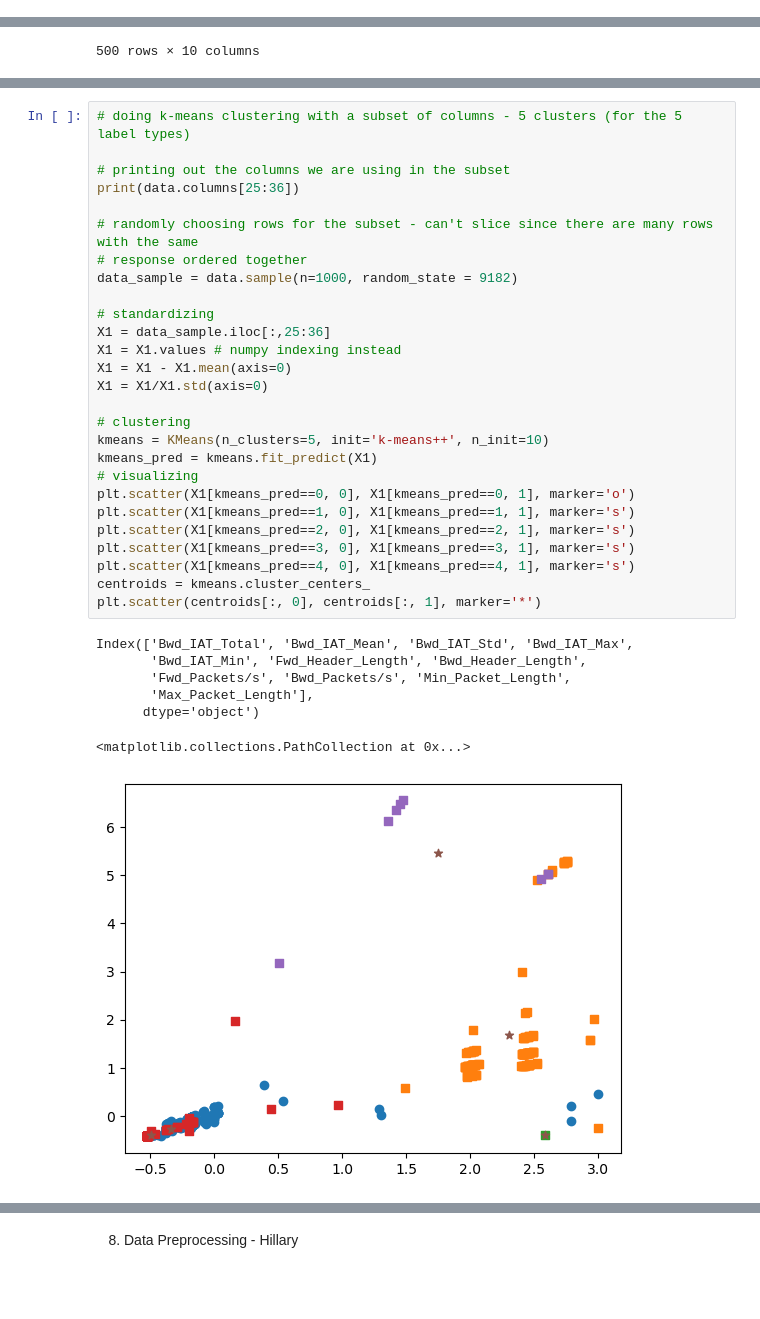
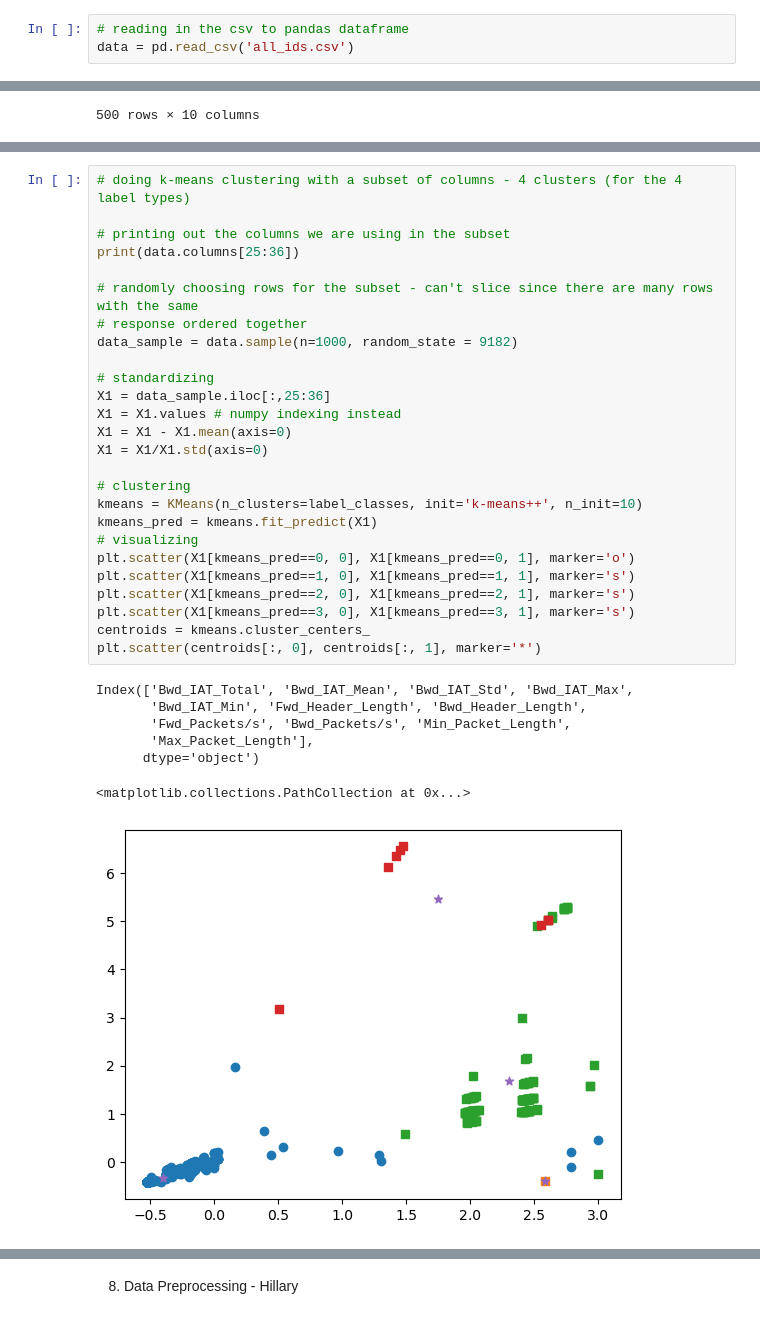
Before and after one commit to lnelson8/COMP-479-Final-Project, a Jupyter notebook: Final_Project_Code.ipynb, the cells around one changed output, grey strips where cells are left out. Drawn from its saved outputs; the diff is of its cells as text; blank space fills up the shorter version.

```diff
--- a/Final_Project_Code.ipynb
+++ b/Final_Project_Code.ipynb
@@ -177,3 +177,6 @@ log("Load Phase (csv) Ended")
 ### End of ETL
 # %% [markdown]
 # EDA - Megan
+# %%
+# reading in the csv to pandas dataframe
+data = pd.read_csv('all_ids.csv')
@@ -457,38 +373,37 @@ plt.show()
 # %%
-# doing k-means clustering with a subset of columns - 5 clusters (for the 5 label types)
+# doing k-means clustering with a subset of columns - 4 clusters (for the 4 label types)
 
 # printing out the columns we are using in the subset
 print(data.columns[25:36])
 
 # randomly choosing rows for the subset - can't slice since there are many rows with the same
 # response ordered together
 data_sample = data.sample(n=1000, random_state = 9182)
 
 # standardizing
 X1 = data_sample.iloc[:,25:36]
 X1 = X1.values # numpy indexing instead
 X1 = X1 - X1.mean(axis=0)
 X1 = X1/X1.std(axis=0)
 
 # clustering
-kmeans = KMeans(n_clusters=5, init='k-means++', n_init=10)
+kmeans = KMeans(n_clusters=label_classes, init='k-means++', n_init=10)
 kmeans_pred = kmeans.fit_predict(X1)
 # visualizing
 plt.scatter(X1[kmeans_pred==0, 0], X1[kmeans_pred==0, 1], marker='o')
 plt.scatter(X1[kmeans_pred==1, 0], X1[kmeans_pred==1, 1], marker='s')
 plt.scatter(X1[kmeans_pred==2, 0], X1[kmeans_pred==2, 1], marker='s')
 plt.scatter(X1[kmeans_pred==3, 0], X1[kmeans_pred==3, 1], marker='s')
-plt.scatter(X1[kmeans_pred==4, 0], X1[kmeans_pred==4, 1], marker='s')
 centroids = kmeans.cluster_centers_
 plt.scatter(centroids[:, 0], centroids[:, 1], marker='*')
 # %% [output]
 Index(['Bwd_IAT_Total', 'Bwd_IAT_Mean', 'Bwd_IAT_Std', 'Bwd_IAT_Max',
        'Bwd_IAT_Min', 'Fwd_Header_Length', 'Bwd_Header_Length',
        'Fwd_Packets/s', 'Bwd_Packets/s', 'Min_Packet_Length',
        'Max_Packet_Length'],
       dtype='object')
 <matplotlib.collections.PathCollection at 0x...>
-[figure, old version]
+[figure, new version]
 # %%
 from sklearn.metrics import confusion_matrix
 
```
Also changed, not shown: parts of 10 cells of this notebook.
